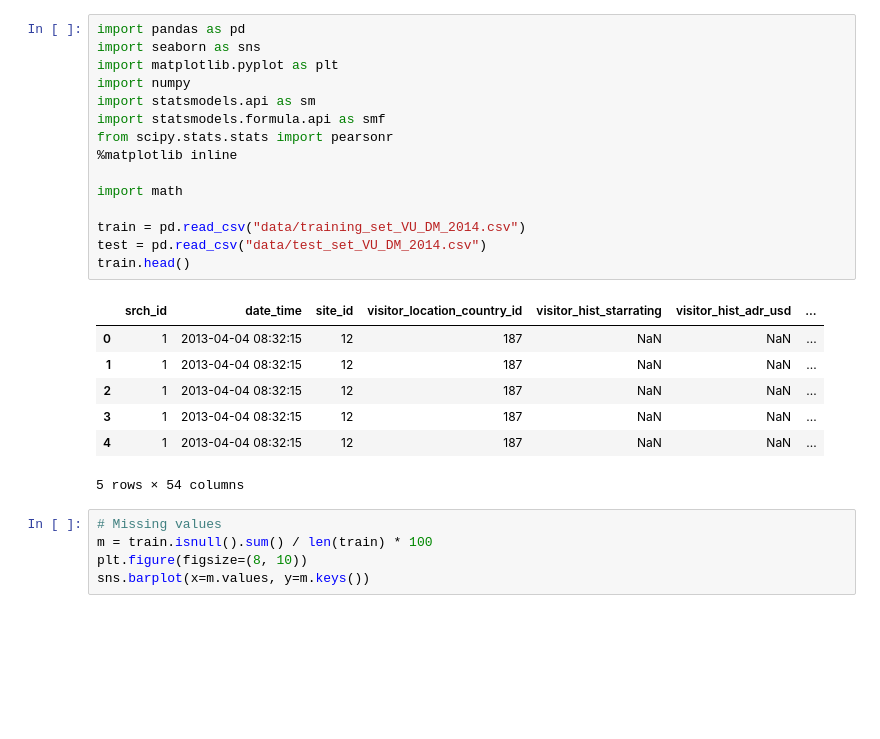
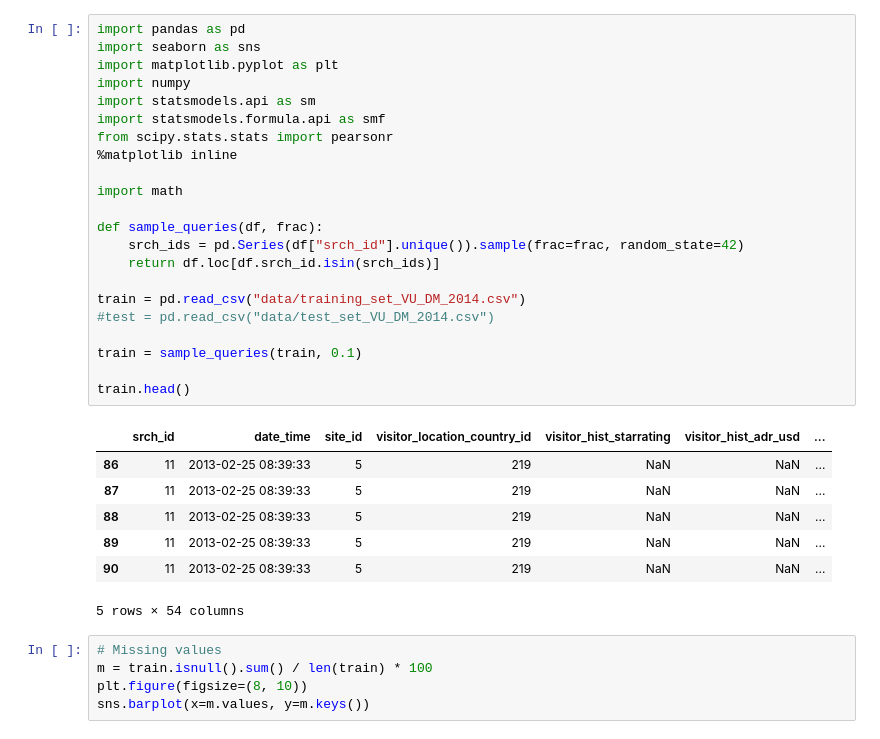
Before and after one commit to awday/DMT-23, a Jupyter notebook: Assignment2/LambdaMART/Visualize.ipynb, the cells around one changed output. Drawn from its saved outputs; the diff is of its cells as text; blank space fills up the shorter version.

```diff
--- a/Assignment2/LambdaMART/Visualize.ipynb
+++ b/Assignment2/LambdaMART/Visualize.ipynb
@@ -1,25 +1,32 @@
 # %%
 import pandas as pd
 import seaborn as sns
 import matplotlib.pyplot as plt
 import numpy
 import statsmodels.api as sm
 import statsmodels.formula.api as smf
 from scipy.stats.stats import pearsonr
 %matplotlib inline
 
 import math
 
+def sample_queries(df, frac):
+    srch_ids = pd.Series(df["srch_id"].unique()).sample(frac=frac, random_state=42)
+    return df.loc[df.srch_id.isin(srch_ids)]
+
 train = pd.read_csv("data/training_set_VU_DM_2014.csv")
-test = pd.read_csv("data/test_set_VU_DM_2014.csv")
+#test = pd.read_csv("data/test_set_VU_DM_2014.csv")
+
+train = sample_queries(train, 0.1)
+
 train.head()
 # %% [output]
 |  | srch_id | date_time | site_id | visitor_location_country_id | visitor_hist_starrating | visitor_hist_adr_usd | ... |
-| 0 | 1 | 2013-04-04 08:32:15 | 12 | 187 | NaN | NaN | ... |
-| 1 | 1 | 2013-04-04 08:32:15 | 12 | 187 | NaN | NaN | ... |
-| 2 | 1 | 2013-04-04 08:32:15 | 12 | 187 | NaN | NaN | ... |
-| 3 | 1 | 2013-04-04 08:32:15 | 12 | 187 | NaN | NaN | ... |
-| 4 | 1 | 2013-04-04 08:32:15 | 12 | 187 | NaN | NaN | ... |
+| 86 | 11 | 2013-02-25 08:39:33 | 5 | 219 | NaN | NaN | ... |
+| 87 | 11 | 2013-02-25 08:39:33 | 5 | 219 | NaN | NaN | ... |
+| 88 | 11 | 2013-02-25 08:39:33 | 5 | 219 | NaN | NaN | ... |
+| 89 | 11 | 2013-02-25 08:39:33 | 5 | 219 | NaN | NaN | ... |
+| 90 | 11 | 2013-02-25 08:39:33 | 5 | 219 | NaN | NaN | ... |
 5 rows × 54 columns
 # %%
 # Missing values
```
Also changed, not shown: parts of 19 cells of this notebook, 2 other files.
